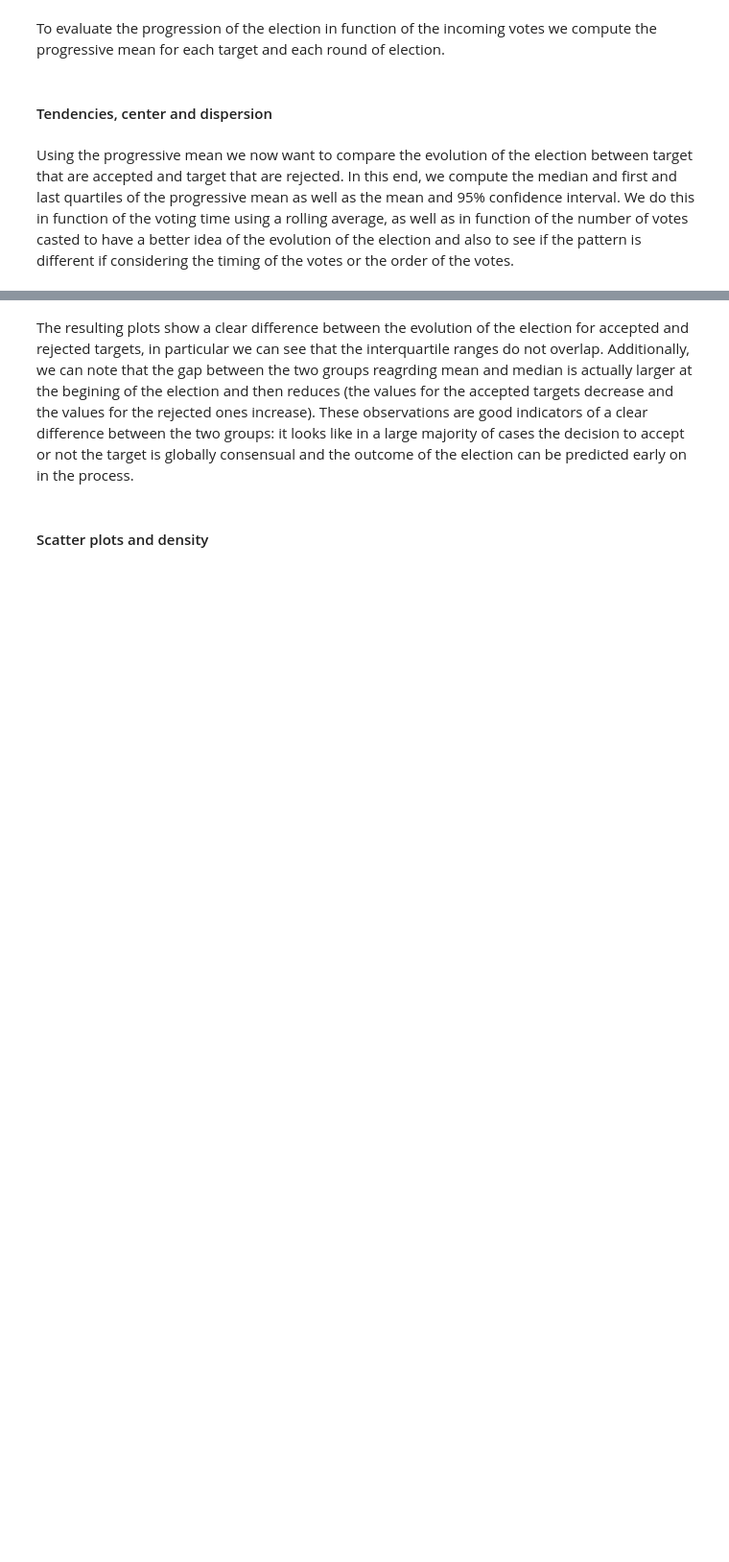
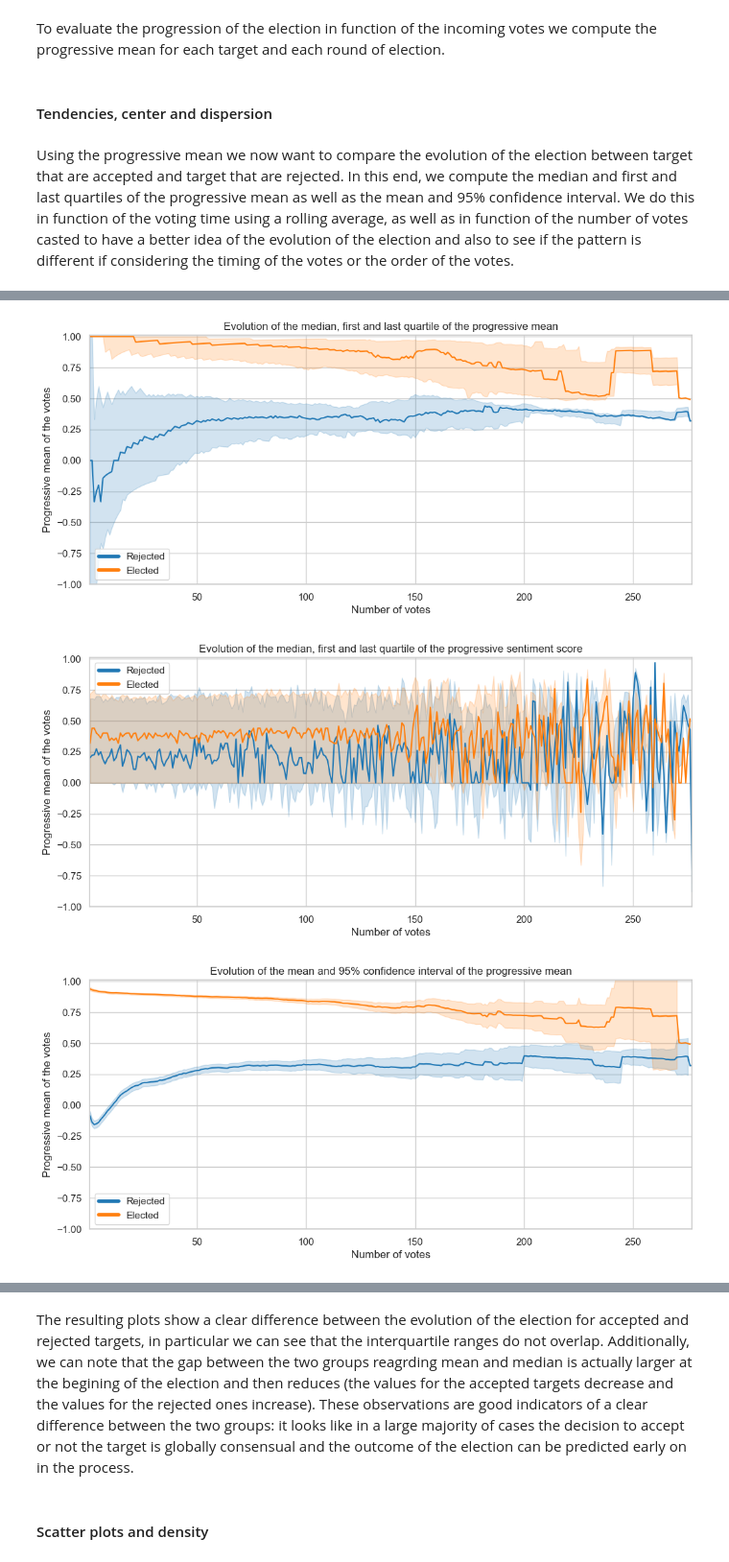
Before and after one commit to epfl-ada/ada-2023-project-abracadabra, a Jupyter notebook: P3_Emma.ipynb, the cells around one changed output, grey strips where cells are left out. Shown at 96% size. Cells and saved outputs as stored; diff of their text form; code cells hidden in the pictures; blank space fills up the shorter version.

```diff
--- a/P3_Emma.ipynb
+++ b/P3_Emma.ipynb
@@ -169,14 +197,13 @@ for year, comm in communities:
 vote_nb = df_vote_evolution.groupby(['Results', 'Vote_number'])
 # Compute the median, first and last quartile
 quartiles = get_quartiles(vote_nb, 'Vote_number')
+quartiles_sentiment = get_quartiles(vote_nb, 'Vote_number', 'sent_score')
 
 # Compute the mean and 95% confidence interval
 sem = get_confidence_interval(vote_nb, 'Vote_number')
+sem_sentiment = get_confidence_interval(vote_nb, 'Vote_number', 'sent_score')
 
-# Display the results
-display(quartiles.sample(5))
-display(sem.sample(5))
-
+# Per community
 quartiles_comm = {}
 sem_comm = {}
 for year, comm in communities:
@@ -187,26 +214,42 @@ for year, comm in communities:
 # %%
 # Plot the evolution of the median, first and last quartile of the progressive mean
 ax = plot_vote_evolution(quartiles, 'Vote_number')
 ax.set_title('Evolution of the median, first and last quartile of the progressive mean')
 plt.savefig('Figures/median_quartiles_over_n_votes.png')
 plt.show()
 
+# Plot the evolution of the median, first and last quartile of the progressive sentiment score
+ax = plot_vote_evolution(quartiles_sentiment, 'Vote_number')
+ax.set_title('Evolution of the median, first and last quartile of the progressive sentiment score')
+plt.savefig('Figures/median_quartiles_over_n_votes_sentiment.png')
+plt.show()
+
 # Plot the evolution of the mean and 95% confidence interval of the progressive mean
 ax = plot_vote_evolution(sem, 'Vote_number')
 ax.set_title('Evolution of the mean and 95% confidence interval of the progressive mean')
 plt.savefig('Figures/mean_ci_over_n_votes.png')
+plt.show()
+
+# Plot the evolution of the mean and 95% confidence interval of the progressive sentiment score
+ax = plot_vote_evolution(sem_sentiment, 'Vote_number')
+ax.set_title('Evolution of the mean and 95% confidence interval of the progressive sentiment score')
+plt.savefig('Figures/mean_ci_over_n_votes_sentiment.png')
 plt.show()
 
 # Per community
 for year, comm in communities:
     df_comm = df_vote_evolution_comm[(df_vote_evolution_comm['Year'] == year) & (df_vote_evolution_comm['Community'] == comm)]
     vote_nb = df_comm.groupby(['Results', 'Vote_number'])
     ax = plot_vote_evolution(quartiles_comm[(year, comm)], 'Vote_number')
     ax.set_title('Evolution of the median, first and last quartile of the progressive mean')
     plt.savefig('Figures/median_quartiles_over_n_votes_comm_' + str(year) + '_' + str(comm) + '.png')
     plt.close()
 
     ax = plot_vote_evolution(sem_comm[(year, comm)], 'Vote_number')
     ax.set_title('Evolution of the mean and 95% confidence interval of the progressive mean')
     plt.savefig('Figures/mean_ci_over_n_votes_comm_' + str(year) + '_' + str(comm) + '.png')
     plt.close()
+# %% [output]
+[figure, added]
+[figure, added]
+[figure, added]
```
Also changed, not shown: parts of 13 cells of this notebook, 2 other files.
